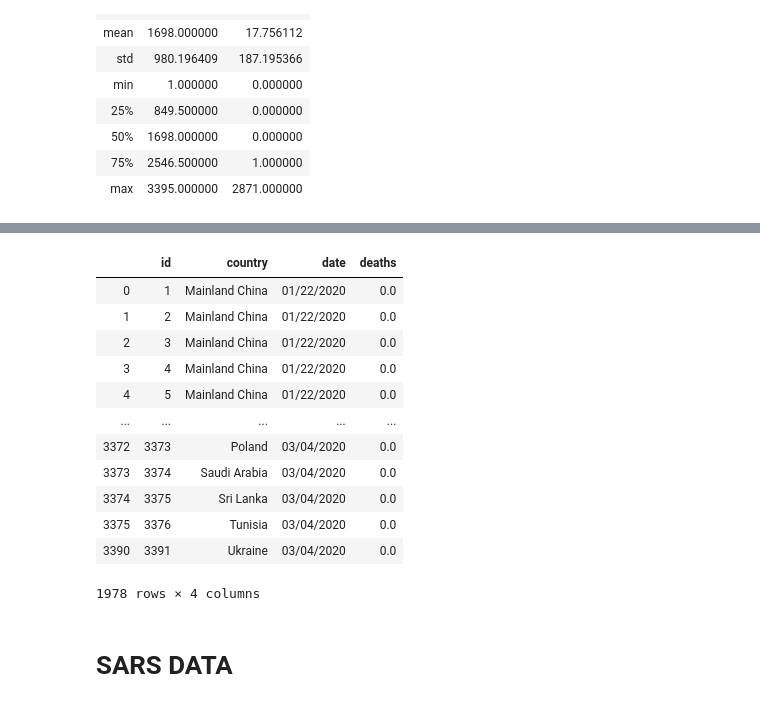
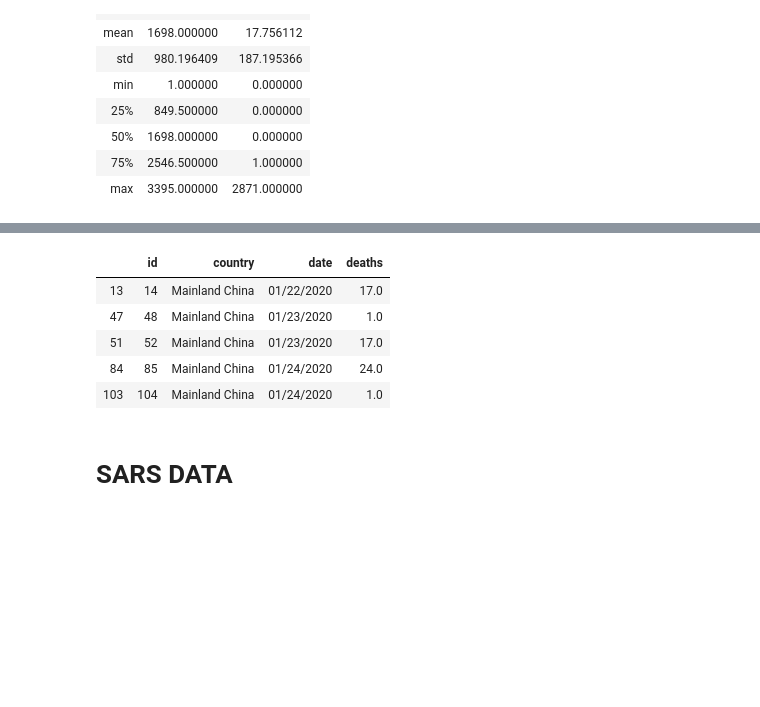
Before and after one commit to LeticiaVaz/ETL_Diseases, a Jupyter notebook: diseases_etl.ipynb, the cells around one changed output, grey strips where cells are left out. Cells and saved outputs as stored; diff of their text form; code cells hidden in the pictures; blank space fills up the shorter version.

```diff
--- a/diseases_etl.ipynb
+++ b/diseases_etl.ipynb
@@ -89,3 +89,6 @@ new_covid_df.describe()
 | 50% | 1698.000000 | 0.000000 |
 | 75% | 2546.500000 | 1.000000 |
 | max | 3395.000000 | 2871.000000 |
+# %%
+#drop rows where deaths = 0
+new_covid_df=new_covid_df[(new_covid_df != 0).all(1)]
@@ -92,5 +111,5 @@ new_covid_df.describe()
 # %%
 # Group by date and country
-new_covid_df = new_covid_df.groupby(['date', 'country'])
+#new_covid_df = new_covid_df.groupby(['date', 'country'])
 # %%
 # Sum deaths on group by object and preview
@@ -124,20 +132,14 @@ new_covid_df.head()
 # %%
 # Transformed data ready to be loaded to db
-new_covid_df.head()
+corona_virus=new_covid_df
+corona_virus.head()
 # %% [output]
 |  | id | country | date | deaths |
-| 0 | 1 | Mainland China | 01/22/2020 | 0.0 |
-| 1 | 2 | Mainland China | 01/22/2020 | 0.0 |
-| 2 | 3 | Mainland China | 01/22/2020 | 0.0 |
-| 3 | 4 | Mainland China | 01/22/2020 | 0.0 |
-| 4 | 5 | Mainland China | 01/22/2020 | 0.0 |
-| ... | ... | ... | ... | ... |
-| 3372 | 3373 | Poland | 03/04/2020 | 0.0 |
-| 3373 | 3374 | Saudi Arabia | 03/04/2020 | 0.0 |
-| 3374 | 3375 | Sri Lanka | 03/04/2020 | 0.0 |
-| 3375 | 3376 | Tunisia | 03/04/2020 | 0.0 |
-| 3390 | 3391 | Ukraine | 03/04/2020 | 0.0 |
+| 13 | 14 | Mainland China | 01/22/2020 | 17.0 |
+| 47 | 48 | Mainland China | 01/23/2020 | 1.0 |
+| 51 | 52 | Mainland China | 01/23/2020 | 17.0 |
+| 84 | 85 | Mainland China | 01/24/2020 | 24.0 |
+| 103 | 104 | Mainland China | 01/24/2020 | 1.0 |
-1978 rows × 4 columns
 # %% [markdown]
 # SARS DATA
 # %%
```
Also changed, not shown: parts of 13 cells of this notebook, 1 other file.
